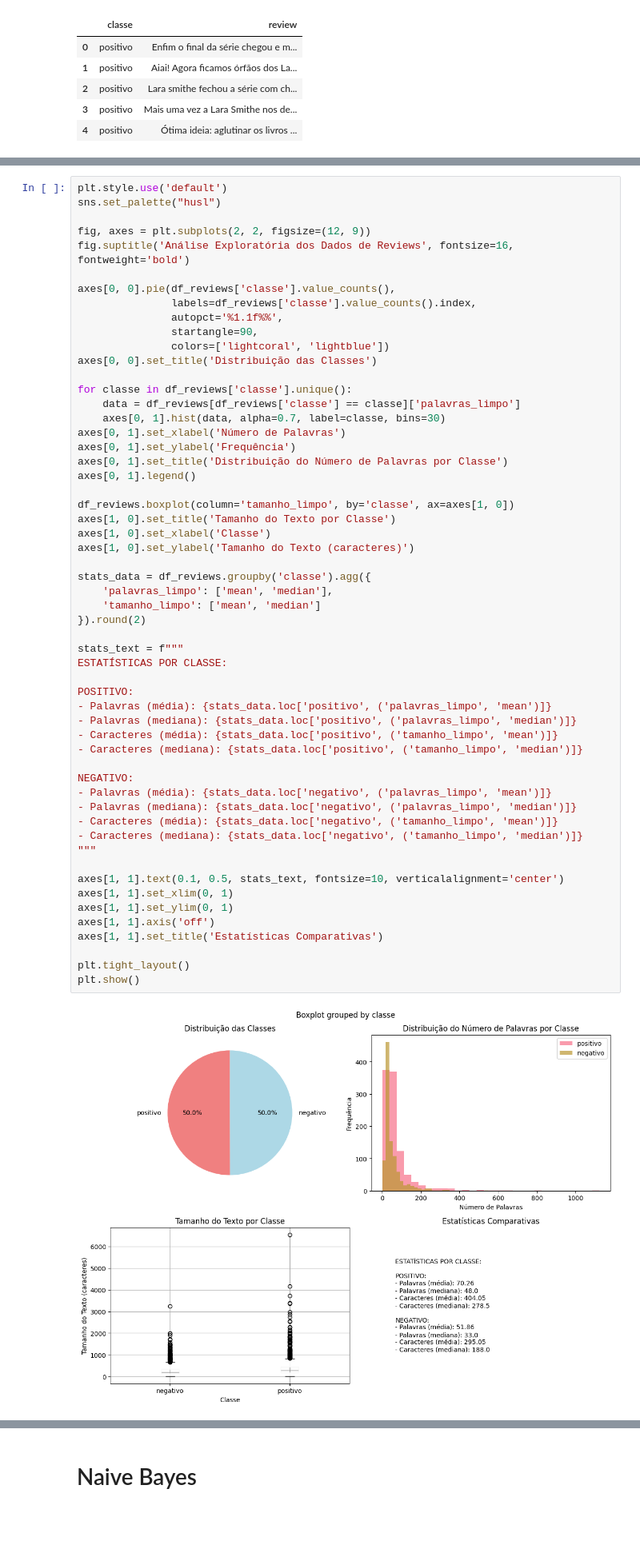
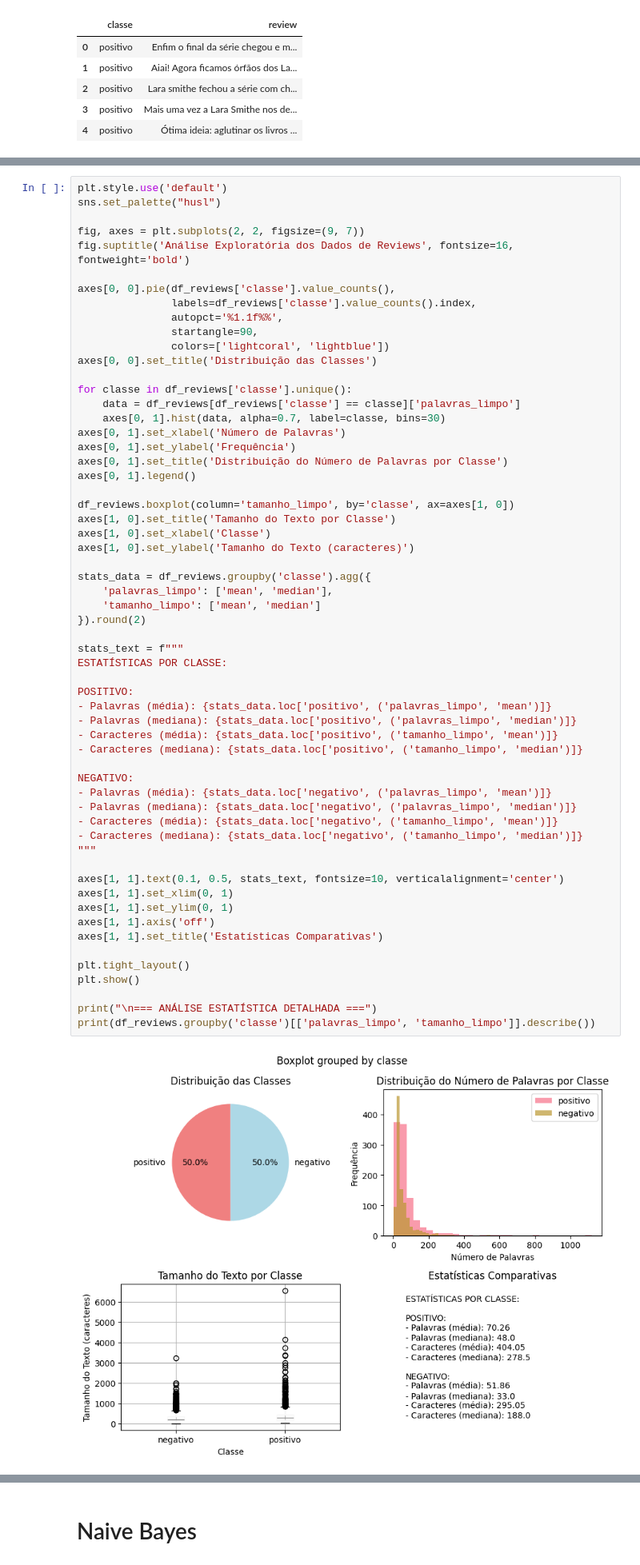
Before and after one commit to PLN-UFSCar/PLN-SC-2025-1-Proj-G4, a Jupyter notebook: Projeto_PLN.ipynb, the cells around one changed output, grey strips where cells are left out. Shown: that part at 80% size. Drawn from its saved outputs; the diff is of its cells as text; blank space fills up the shorter version.

```diff
--- a/Projeto_PLN.ipynb
+++ b/Projeto_PLN.ipynb
@@ -101,7 +93,7 @@ DEPOIS: enfim o final da série chegou e me deixou arrebatada e emocionada um fi
 plt.style.use('default')
 sns.set_palette("husl")
 
-fig, axes = plt.subplots(2, 2, figsize=(12, 9))
+fig, axes = plt.subplots(2, 2, figsize=(9, 7))
 fig.suptitle('Análise Exploratória dos Dados de Reviews', fontsize=16, fontweight='bold')
 
 axes[0, 0].pie(df_reviews['classe'].value_counts(),
@@ -127,31 +119,34 @@ axes[1, 0].set_ylabel('Tamanho do Texto (caracteres)')
 stats_data = df_reviews.groupby('classe').agg({
     'palavras_limpo': ['mean', 'median'],
     'tamanho_limpo': ['mean', 'median']
 }).round(2)
 
 stats_text = f"""
 ESTATÍSTICAS POR CLASSE:
 
 POSITIVO:
 - Palavras (média): {stats_data.loc['positivo', ('palavras_limpo', 'mean')]}
 - Palavras (mediana): {stats_data.loc['positivo', ('palavras_limpo', 'median')]}
 - Caracteres (média): {stats_data.loc['positivo', ('tamanho_limpo', 'mean')]}
 - Caracteres (mediana): {stats_data.loc['positivo', ('tamanho_limpo', 'median')]}
 
 NEGATIVO:
 - Palavras (média): {stats_data.loc['negativo', ('palavras_limpo', 'mean')]}
 - Palavras (mediana): {stats_data.loc['negativo', ('palavras_limpo', 'median')]}
 - Caracteres (média): {stats_data.loc['negativo', ('tamanho_limpo', 'mean')]}
 - Caracteres (mediana): {stats_data.loc['negativo', ('tamanho_limpo', 'median')]}
 """
 
 axes[1, 1].text(0.1, 0.5, stats_text, fontsize=10, verticalalignment='center')
 axes[1, 1].set_xlim(0, 1)
 axes[1, 1].set_ylim(0, 1)
 axes[1, 1].axis('off')
 axes[1, 1].set_title('Estatísticas Comparativas')
 
 plt.tight_layout()
 plt.show()
+
+print("\n=== ANÁLISE ESTATÍSTICA DETALHADA ===")
+print(df_reviews.groupby('classe')[['palavras_limpo', 'tamanho_limpo']].describe())
 # %% [output]
-[figure, old version]
+[figure, new version]
```
Also changed, not shown: parts of 17 cells of this notebook.
